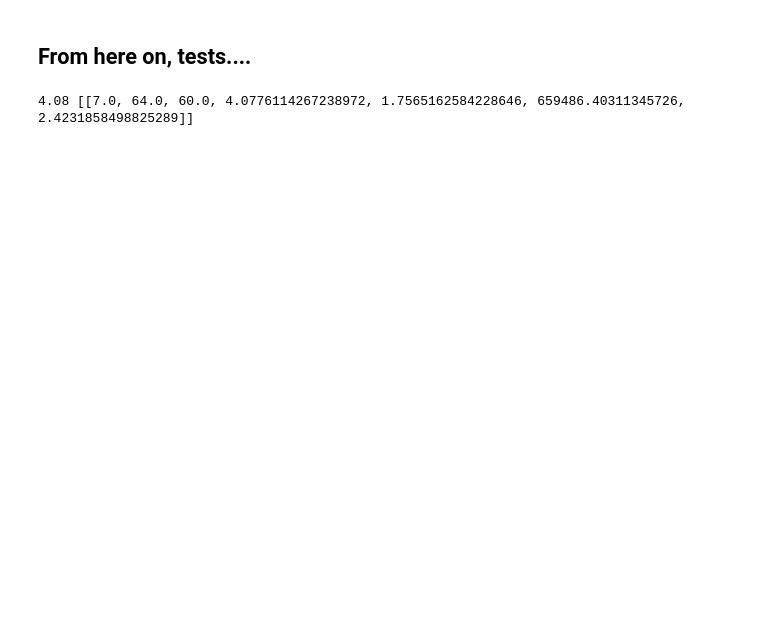
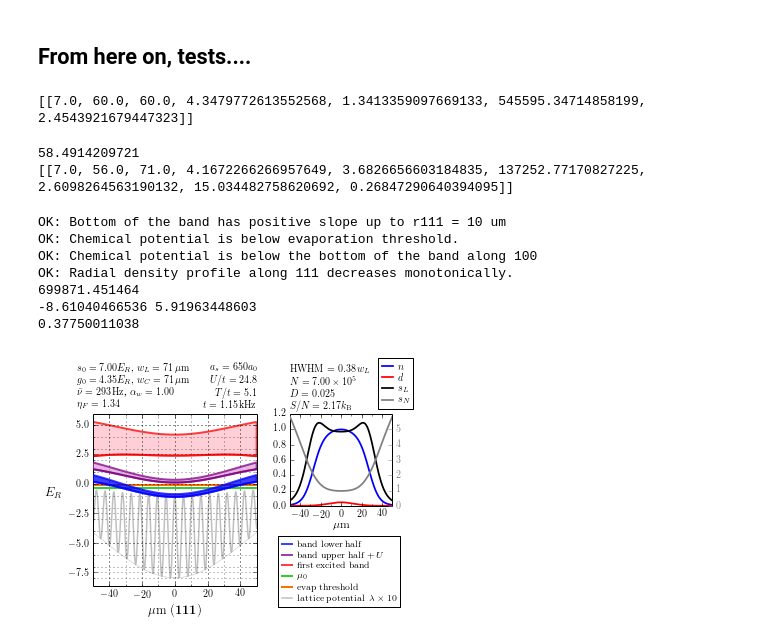
Before and after one commit to PedroMDuarte/hubbard-lda_evap, a Jupyter notebook: ldaEvaporation.ipynb, the cells around one changed output. Cells and saved outputs as stored; diff of their text form; code cells hidden in the pictures; blank space fills up the shorter version.

```diff
--- a/ldaEvaporation.ipynb
+++ b/ldaEvaporation.ipynb
@@ -101,11 +297,50 @@ for wIR in wIRs:
 ## From here on, tests....
 # %%
 import optevap
-wIR = 64.
+wIR = 60.
 wGR = 60.
 s=7.
 results = []
-results.append( [s, wIR, wGR]+optevap.optimal( s0=s, wL=wIR, wC=wGR ))
+results.append( [s, wIR, wGR]+optevap.optimal( s0=s, wL=wIR, wC=wGR, T_Er=0.26, a_s=650., extents=50. ))
 print results
 # %% [output]
-4.08 [[7.0, 64.0, 60.0, 4.0776114267238972, 1.7565162584228646, 659486.40311345726, 2.4231858498825289]]
+[[7.0, 60.0, 60.0, 4.3479772613552568, 1.3413359097669133, 545595.34714858199, 2.4543921679447323]]
+# %%
+import optevap
+wIR = 56.
+wGR = 71.
+s=7.
+print wIR + 6.*np.exp(-((wIR-wGR)/16.)**2)
+
+results = []
+results.append( [s, wIR, wGR]+optevap.optimal_FixedRadius( s0=s, wL=wIR, wC=wGR, T_Er=0.4, a_s=650., extents=44. ))
+print results
+# %% [output]
+58.4914209721
+[[7.0, 56.0, 71.0, 4.1672266266957649, 3.6826656603184835, 137252.77170827225, 2.6098264563190132, 15.034482758620692, 0.26847290640394095]]
+# %%
+import scubic
+import lda
+
+s=7.
+g=4.35
+wIR=71.
+wGR=71.
+T = 0.2
+extents=50.
+
+pot = scubic.sc(allIR=s, allGR=g, allIRw=wIR, allGRw=wGR)
+test = lda.lda(potential = pot, Temperature=T, a_s=650., extents=extents, globalMu='halfMott', verbose=True, ignoreExtents=True)
+print test.Number
+fig = lda.plotLine( test , line_direction='111', extents=extents)
+
+print test.getRadius() / wIR
+# %% [output]
+OK: Bottom of the band has positive slope up to r111 = 10 um
+OK: Chemical potential is below evaporation threshold.
+OK: Chemical potential is below the bottom of the band along 100
+OK: Radial density profile along 111 decreases monotonically.
+699871.451464
+-8.61040466536 5.91963448603
+0.37750011038
+[figure, added]
```
Also changed, not shown: parts of 22 cells of this notebook, 50 other files.
